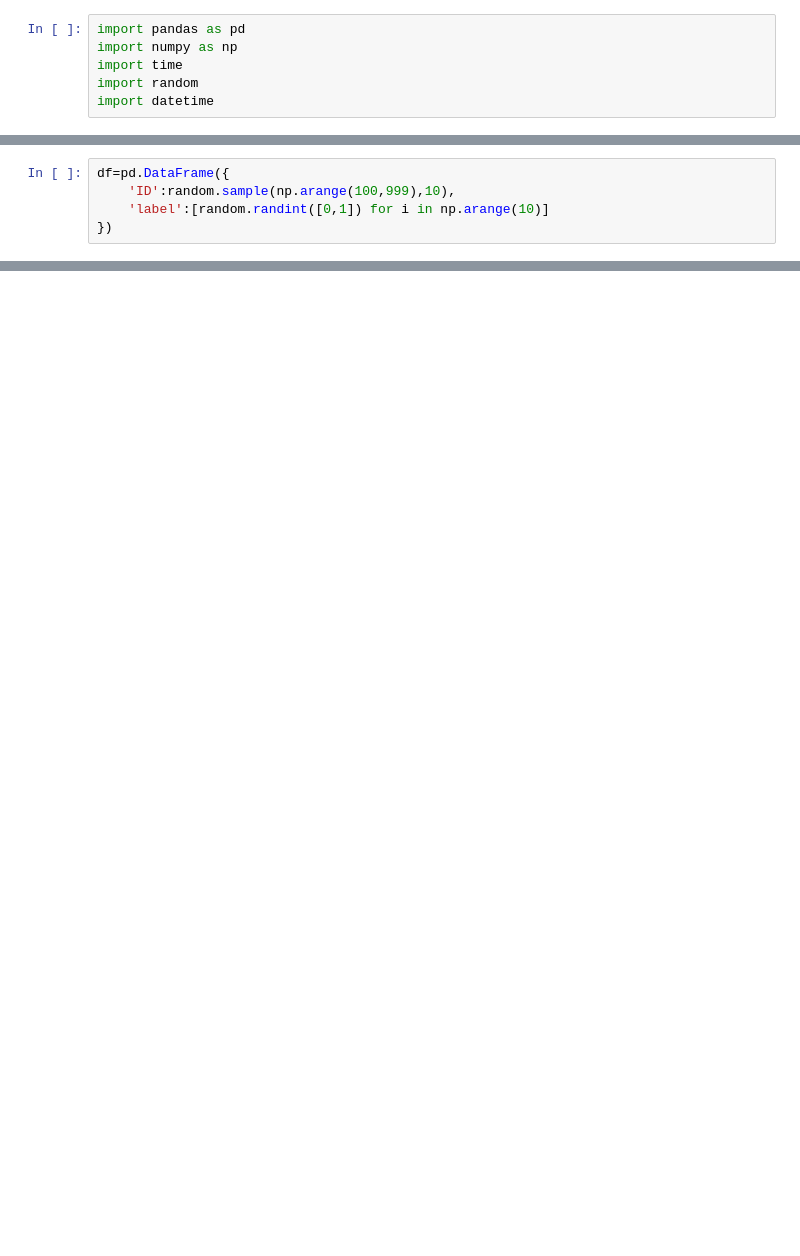
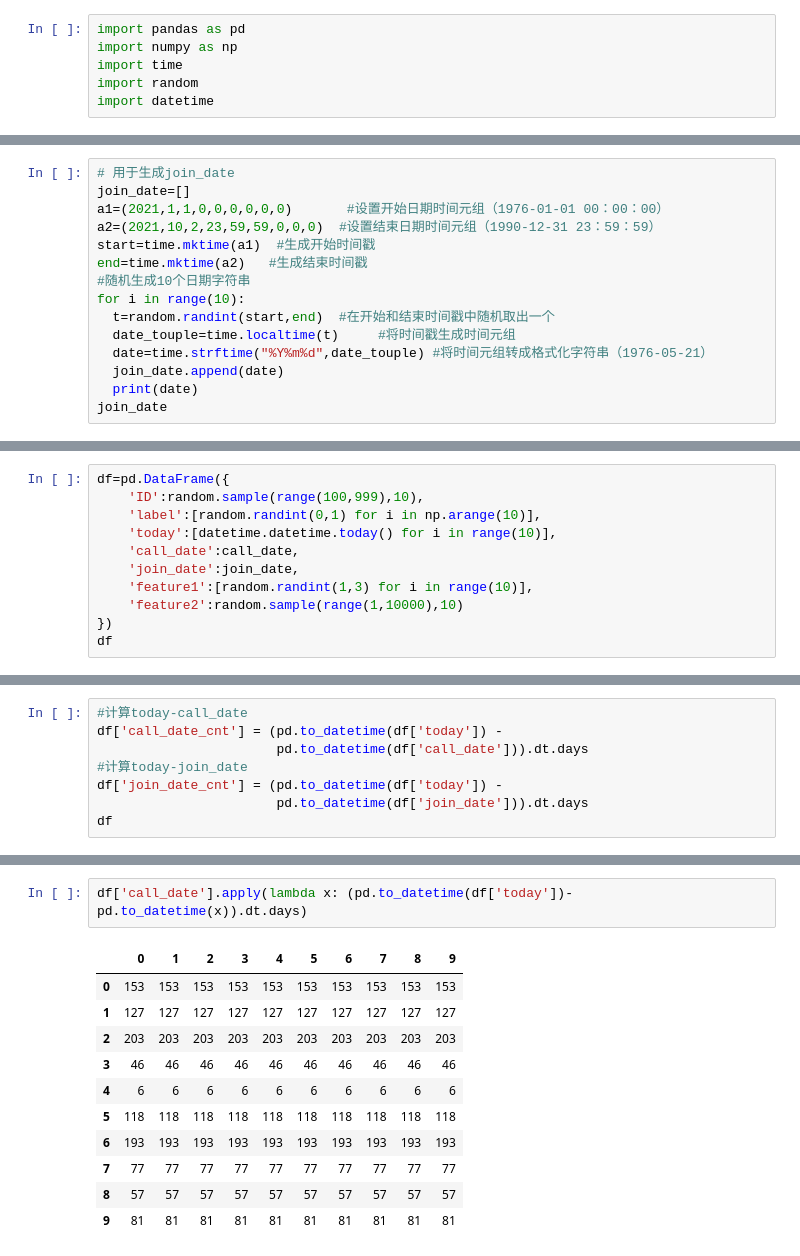
Before and after one commit to TaoXue-99/The-Technical-Details-of-Machine-Learning, a Jupyter notebook: 1. Data Preprocessing/1.2 apply & applymap.ipynb, the cells around one changed output, grey strips where cells are left out. Drawn from its saved outputs; the diff is of its cells as text; blank space fills up the shorter version.

```diff
--- a/1. Data Preprocessing/1.2 apply & applymap.ipynb
+++ b/1. Data Preprocessing/1.2 apply & applymap.ipynb
@@ -6,0 +43,15 @@ import datetime
+# %%
+# 用于生成join_date
+join_date=[]
+a1=(2021,1,1,0,0,0,0,0,0)       #设置开始日期时间元组（1976-01-01 00：00：00）
+a2=(2021,10,2,23,59,59,0,0,0)  #设置结束日期时间元组（1990-12-31 23：59：59）
+start=time.mktime(a1)  #生成开始时间戳
+end=time.mktime(a2)   #生成结束时间戳
+#随机生成10个日期字符串
+for i in range(10):
+  t=random.randint(start,end)  #在开始和结束时间戳中随机取出一个
+  date_touple=time.localtime(t)     #将时间戳生成时间元组
+  date=time.strftime("%Y%m%d",date_touple) #将时间元组转成格式化字符串（1976-05-21）
+  join_date.append(date)
+  print(date)
+join_date
@@ -7,5 +79,11 @@ import datetime
 # %%
 df=pd.DataFrame({
-    'ID':random.sample(np.arange(100,999),10),
-    'label':[random.randint([0,1]) for i in np.arange(10)]
+    'ID':random.sample(range(100,999),10),
+    'label':[random.randint(0,1) for i in np.arange(10)],
+    'today':[datetime.datetime.today() for i in range(10)],
+    'call_date':call_date,
+    'join_date':join_date,
+    'feature1':[random.randint(1,3) for i in range(10)],
+    'feature2':random.sample(range(1,10000),10)
 })
+df
@@ -47,0 +119,8 @@ Type:      method
+# %%
+#计算today-call_date
+df['call_date_cnt'] = (pd.to_datetime(df['today']) -
+                       pd.to_datetime(df['call_date'])).dt.days
+#计算today-join_date
+df['join_date_cnt'] = (pd.to_datetime(df['today']) -
+                       pd.to_datetime(df['join_date'])).dt.days
+df
@@ -47,0 +139,14 @@ Type:      method
+# %%
+df['call_date'].apply(lambda x: (pd.to_datetime(df['today'])-pd.to_datetime(x)).dt.days)
+# %% [output]
+|  | 0 | 1 | 2 | 3 | 4 | 5 | 6 | 7 | 8 | 9 |
+| 0 | 153 | 153 | 153 | 153 | 153 | 153 | 153 | 153 | 153 | 153 |
+| 1 | 127 | 127 | 127 | 127 | 127 | 127 | 127 | 127 | 127 | 127 |
+| 2 | 203 | 203 | 203 | 203 | 203 | 203 | 203 | 203 | 203 | 203 |
+| 3 | 46 | 46 | 46 | 46 | 46 | 46 | 46 | 46 | 46 | 46 |
+| 4 | 6 | 6 | 6 | 6 | 6 | 6 | 6 | 6 | 6 | 6 |
+| 5 | 118 | 118 | 118 | 118 | 118 | 118 | 118 | 118 | 118 | 118 |
+| 6 | 193 | 193 | 193 | 193 | 193 | 193 | 193 | 193 | 193 | 193 |
+| 7 | 77 | 77 | 77 | 77 | 77 | 77 | 77 | 77 | 77 | 77 |
+| 8 | 57 | 57 | 57 | 57 | 57 | 57 | 57 | 57 | 57 | 57 |
+| 9 | 81 | 81 | 81 | 81 | 81 | 81 | 81 | 81 | 81 | 81 |
```
Also changed, not shown: parts of 21 cells of this notebook, 2 other files.
